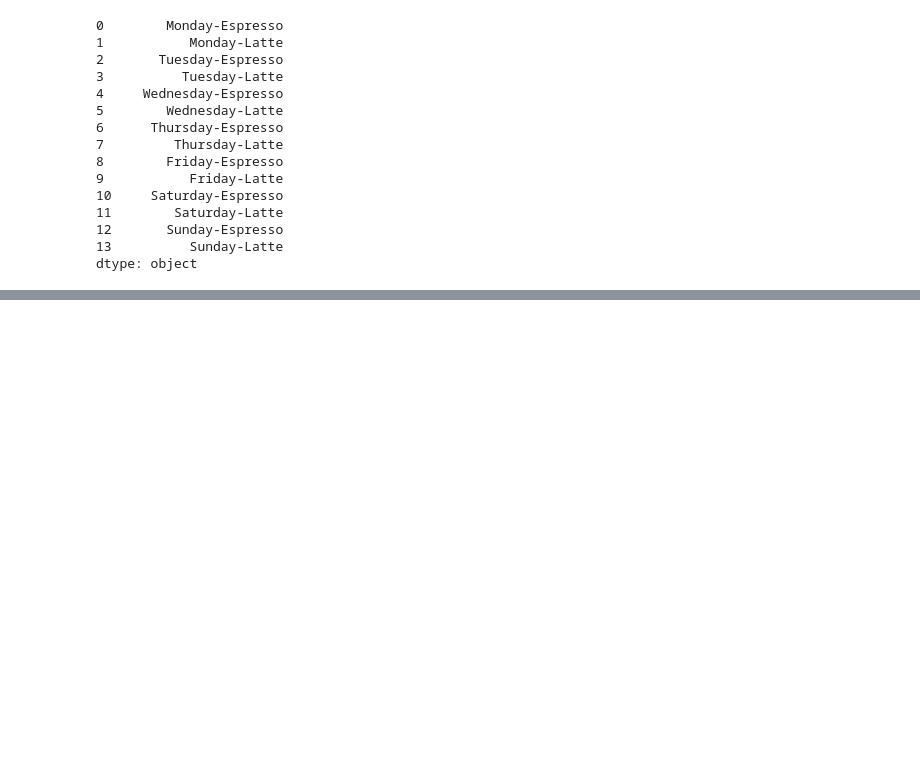
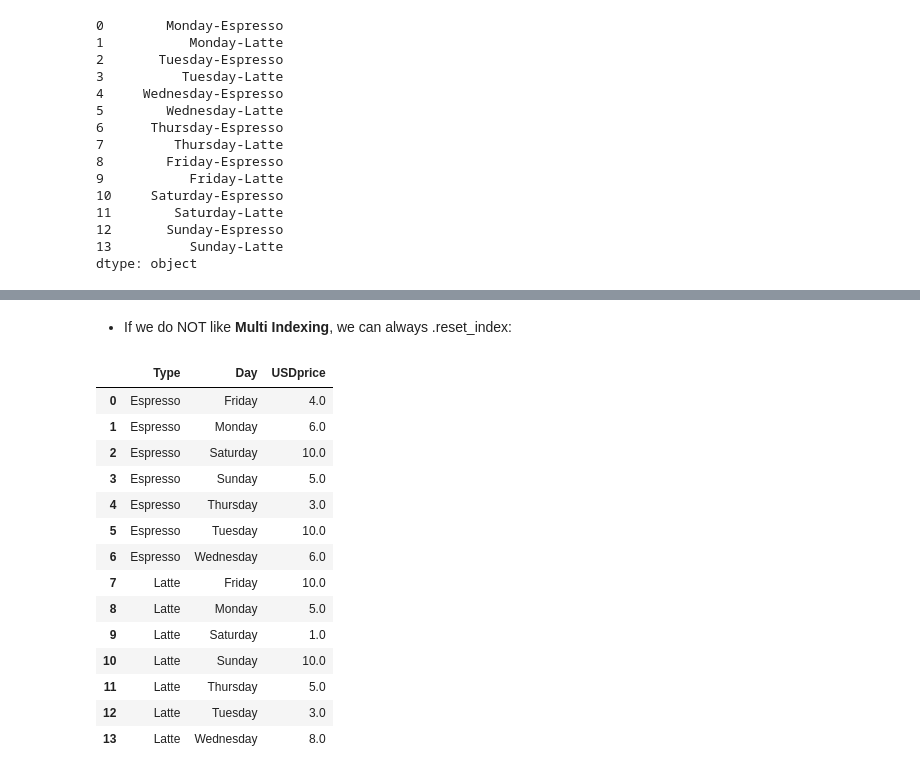
Before and after one commit to Nader1995/data-science-journey, a Jupyter notebook: pandas_experiment.ipynb, the cells around one changed output, grey strips where cells are left out. Cells and saved outputs as stored; diff of their text form; code cells hidden in the pictures; blank space fills up the shorter version.

```diff
--- a/pandas_experiment.ipynb
+++ b/pandas_experiment.ipynb
@@ -355,0 +459,23 @@ dtype: object
+# %% [markdown]
+* If we do NOT like **Multi Indexing**, we can always .reset_index:
+# %%
+display(
+
+    coffee.groupby(['Type', 'Day']).USDprice.mean().reset_index()
+)
+# %% [output]
+|  | Type | Day | USDprice |
+| 0 | Espresso | Friday | 4.0 |
+| 1 | Espresso | Monday | 6.0 |
+| 2 | Espresso | Saturday | 10.0 |
+| 3 | Espresso | Sunday | 5.0 |
+| 4 | Espresso | Thursday | 3.0 |
+| 5 | Espresso | Tuesday | 10.0 |
+| 6 | Espresso | Wednesday | 6.0 |
+| 7 | Latte | Friday | 10.0 |
+| 8 | Latte | Monday | 5.0 |
+| 9 | Latte | Saturday | 1.0 |
+| 10 | Latte | Sunday | 10.0 |
+| 11 | Latte | Thursday | 5.0 |
+| 12 | Latte | Tuesday | 3.0 |
+| 13 | Latte | Wednesday | 8.0 |
```
Also changed, not shown: parts of 9 cells of this notebook.
